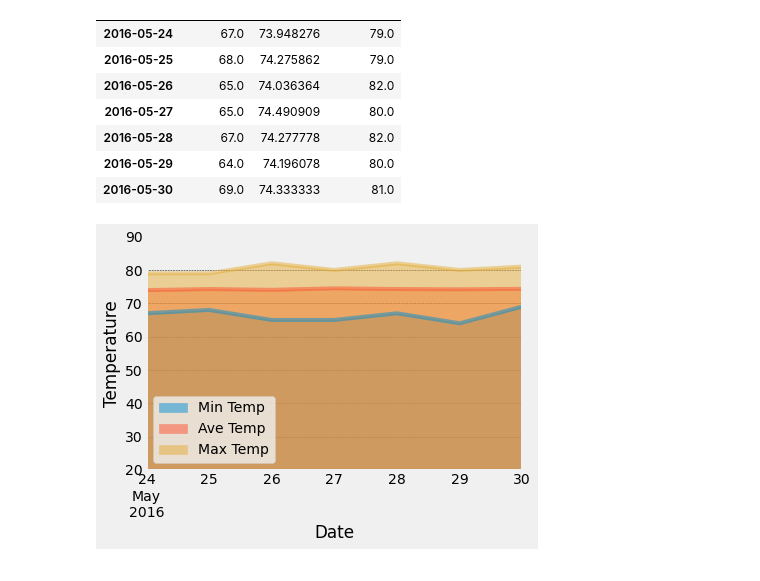
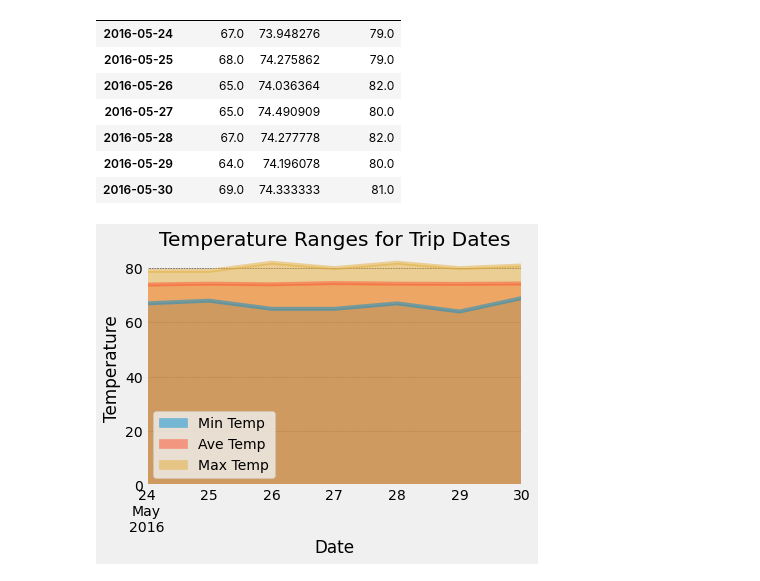
Before and after one commit to MellyB5/sqlalchemy_challenge, a Jupyter notebook: climate.ipynb, the cells around one changed output. Drawn from its saved outputs; the diff is of its cells as text; code cells hidden in the pictures.

```diff
--- a/climate.ipynb
+++ b/climate.ipynb
@@ -292,12 +292,12 @@ daily_normal_df
 # %%
 # Plot the daily normals as an area plot with `stacked=False`
 daily_normal_df.plot.area(stacked=False)
 plt.ylabel("Temperature")
-plt.ylim(20,90)
 plt.grid(color="black", linestyle= "--", linewidth= 0.5)
+plt.title("Temperature Ranges for Trip Dates")
 plt.savefig("Images/Daily_Normals.png")
 plt.show()
 # %% [output]
-[figure, old version]
+[figure, new version]
 # %%
 session.close()
```
Also changed, not shown: parts of 2 cells of this notebook, 2 other files.
